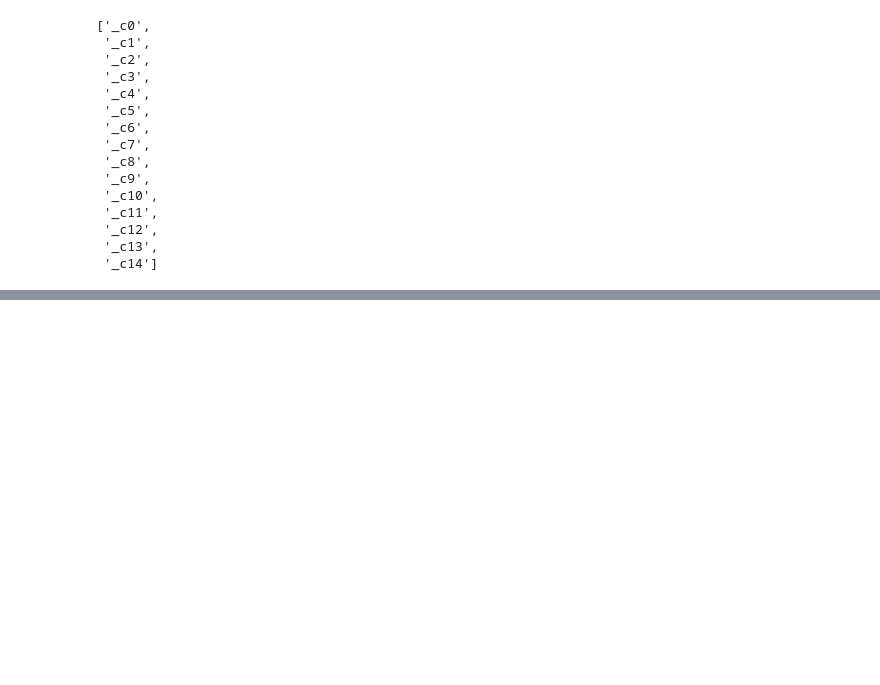
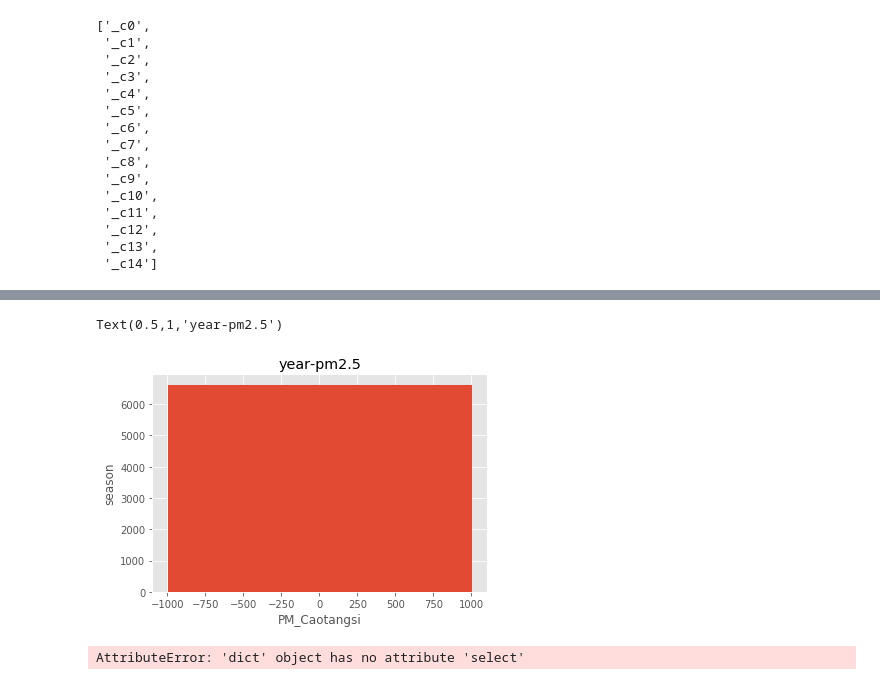
Before and after one commit to wjia458/722-test, a Jupyter notebook: Iteration4 Miro.ipynb, the cells around one changed output, grey strips where cells are left out. Cells and saved outputs as stored; diff of their text form; code cells hidden in the pictures; blank space fills up the shorter version.

```diff
--- a/Iteration4 Miro.ipynb
+++ b/Iteration4 Miro.ipynb
@@ -56,0 +348,9 @@ air_data.describe().show()
+# %%
+import findspark
+findspark.init('/home/ubuntu/spark-2.1.1-bin-hadoop2.7')
+import pyspark
+from pyspark.sql import *
+spark = SparkSession.builder.appName('airdata_logistics').getOrCreate()
+from pyspark.ml.classification import LogisticRegression
+# %%
+airdata = spark.read.csv('ChengduPM2013-2015.csv',inferSchema=True,header=True)
@@ -56,0 +468,27 @@ air_data.describe().show()
+# %%
+%matplotlib inline
+import matplotlib.pyplot as plt
+plt.style.use('ggplot')
+# %%
+hist = airdata.select("season").rdd.flatMap(lambda x: x).histogram(20)
+# %%
+airdata = {"bins":hist[0][:-1],"freq":hist[1]}
+plt.bar(airdata["bins"],airdata["freq"],width=2000)
+plt.xlabel("PM_Caotangsi")
+plt.ylabel("season")
+plt.title("year-pm2.5")
+# %% [output]
+Text(0.5,1,'year-pm2.5')
+[figure, added]
+# %%
+data_multi ={airdata.select(season).rdd.flatMap(lambda x:x).collect()\
+             for season in ["balance","numTrans","numIntlTrans"]}
+plt.scatter(airdata["numTrans"],airdata["balance"],c ='r',marker='o',label="numTrans-balance")
+plt.scatter(airdata["numIntlTrans"],airdata["balance"],c ='b',marker="x",label="numInt-balance")
+plt.grid(True)
+plt.xlabel("PM_Caotangsi")
+plt.ylabel("season")
+plt.legend(loc='upper right')#图例的位置
+plt.title("view")
+# %% [output]
+AttributeError: 'dict' object has no attribute 'select'
```
Also changed, not shown: parts of 41 cells of this notebook, 3 other files.
